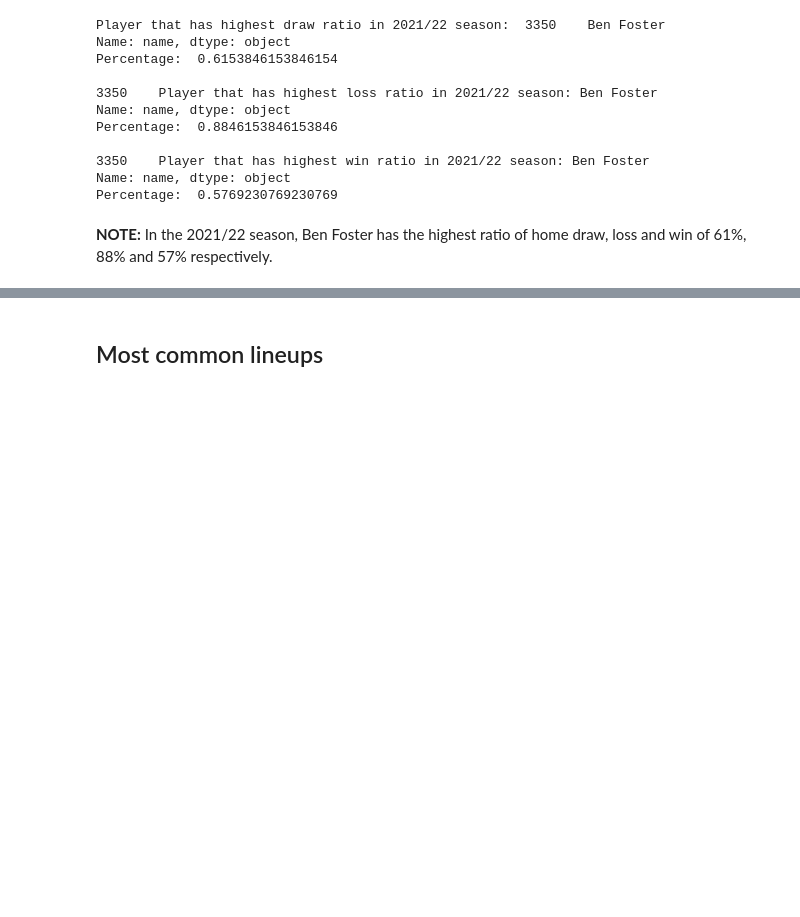
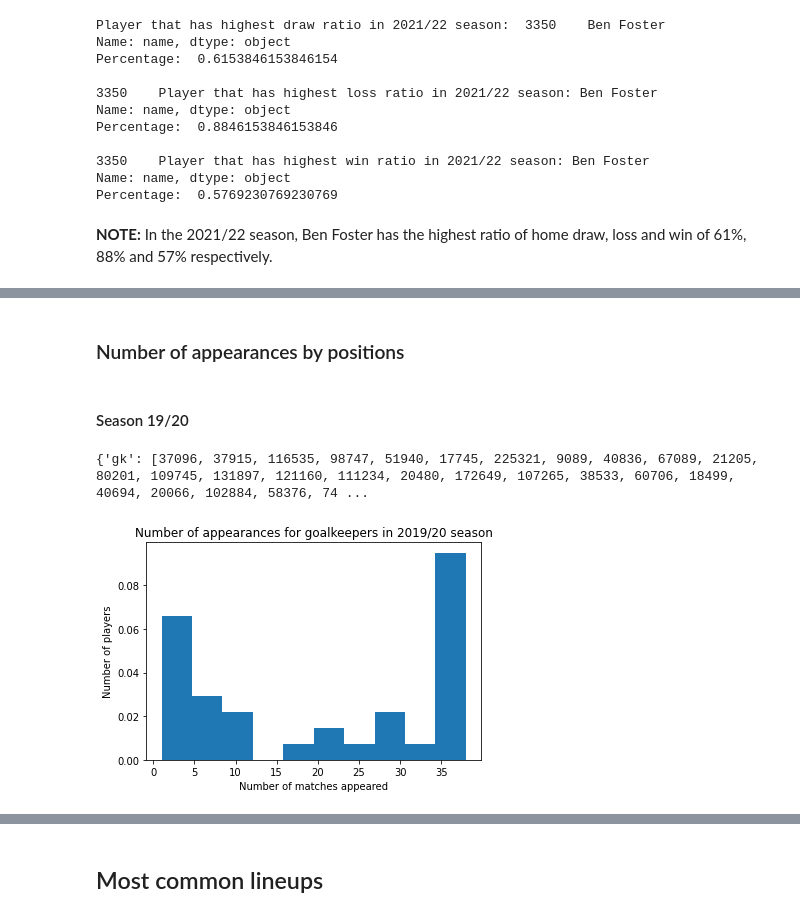
Before and after one commit to minhngt62/ds-epl-matches, a Jupyter notebook: notebooks/03.4_eda_on_integrated_data.ipynb, the cells around one changed output, grey strips where cells are left out. Saved outputs shown, nothing was run; the diff lists cells and outputs as text; code cells hidden in the pictures; blank space fills up the shorter version.

```diff
--- a/notebooks/03.4_eda_on_integrated_data.ipynb
+++ b/notebooks/03.4_eda_on_integrated_data.ipynb
@@ -523,0 +536,35 @@ Percentage:  0.5769230769230769
+# %% [markdown]
+### Number of appearances by positions
+# %% [markdown]
+#### Season 19/20
+# %%
+# 2019/20
+id_pos = {}
+for i in appear_1920.keys():
+    id_pos[i] = df_1920.columns[df_1920.isin([i]).any()][0]
+id_pos = {k:re.search(r"/(.*?)_", id_pos[k]).group(1) for k in id_pos} # for example, 30900: gk, 30000: fw
+# %%
+from collections import defaultdict
+
+pos_id = defaultdict(list)
+for key, value in id_pos.items():
+    pos_id[value].append(key)
+pos_id = dict(pos_id)  # for example, 'gk': [100, 200], 'mf': [300,400]
+# %% [output]
+{'gk': [37096, 37915, 116535, 98747, 51940, 17745, 225321, 9089, 40836, 67089, 21205, 80201, 109745, 131897, 121160, 111234, 20480, 172649, 107265, 38533, 60706, 18499, 40694, 20066, 102884, 58376, 74 ...
+# %%
+def appearances_by_pos(pos, appear_season):
+    pos_appearances = {}
+    for id in pos_id[pos]:
+        pos_appearances[id] = appear_season[id]
+    return pos_appearances
+# %%
+plt.hist(list(appearances_by_pos('gk', appear_1920).values()))
+
+plt.xlabel('Number of matches appeared')
+plt.ylabel('Number of players')
+plt.title('Number of appearances for goalkeepers in 2019/20 season')
+plt.savefig(os.path.join(VIS_PATH, 'appearances_gk_1920.png'))
+plt.show()
+# %% [output]
+[figure, added]
```
Also changed, not shown: parts of 5 cells of this notebook, 1 other file.
